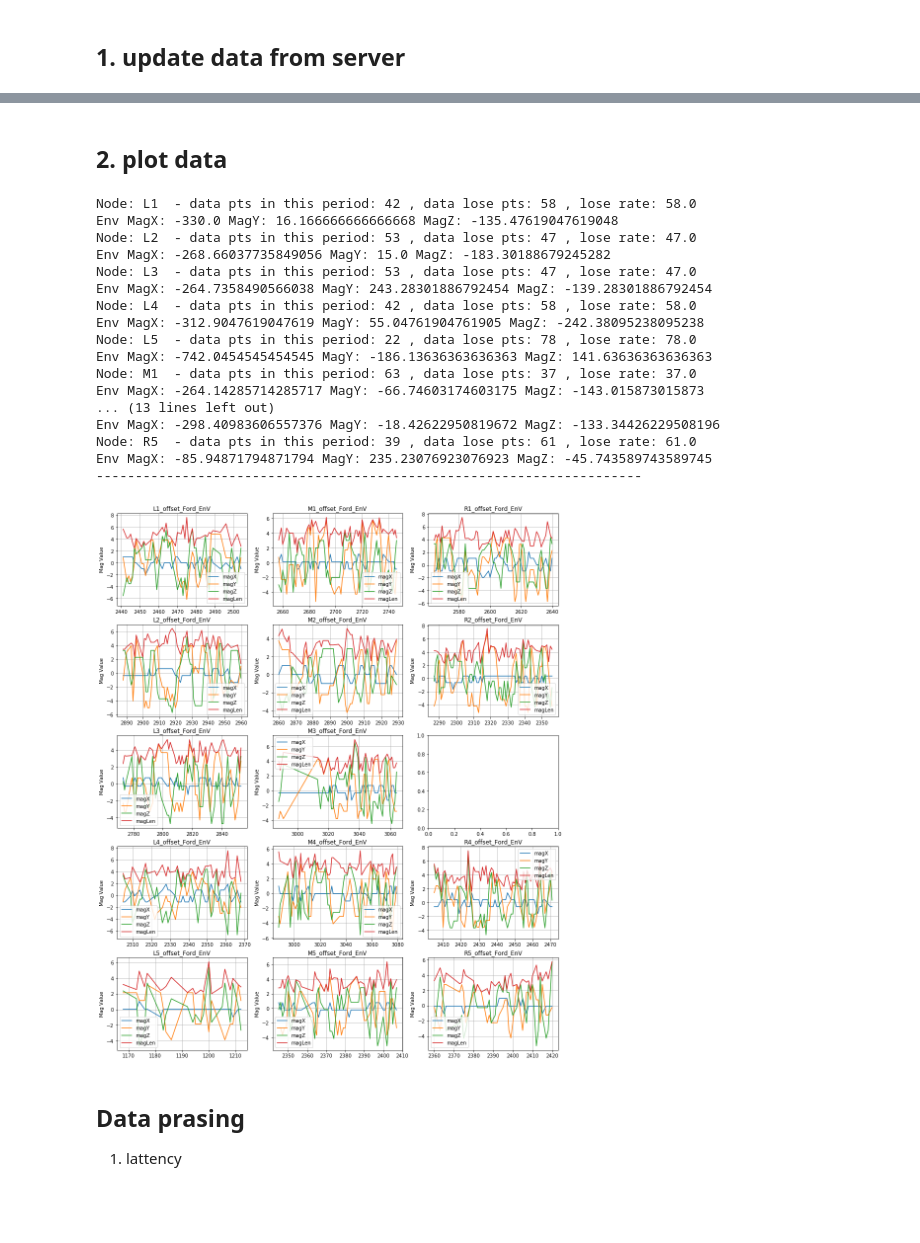
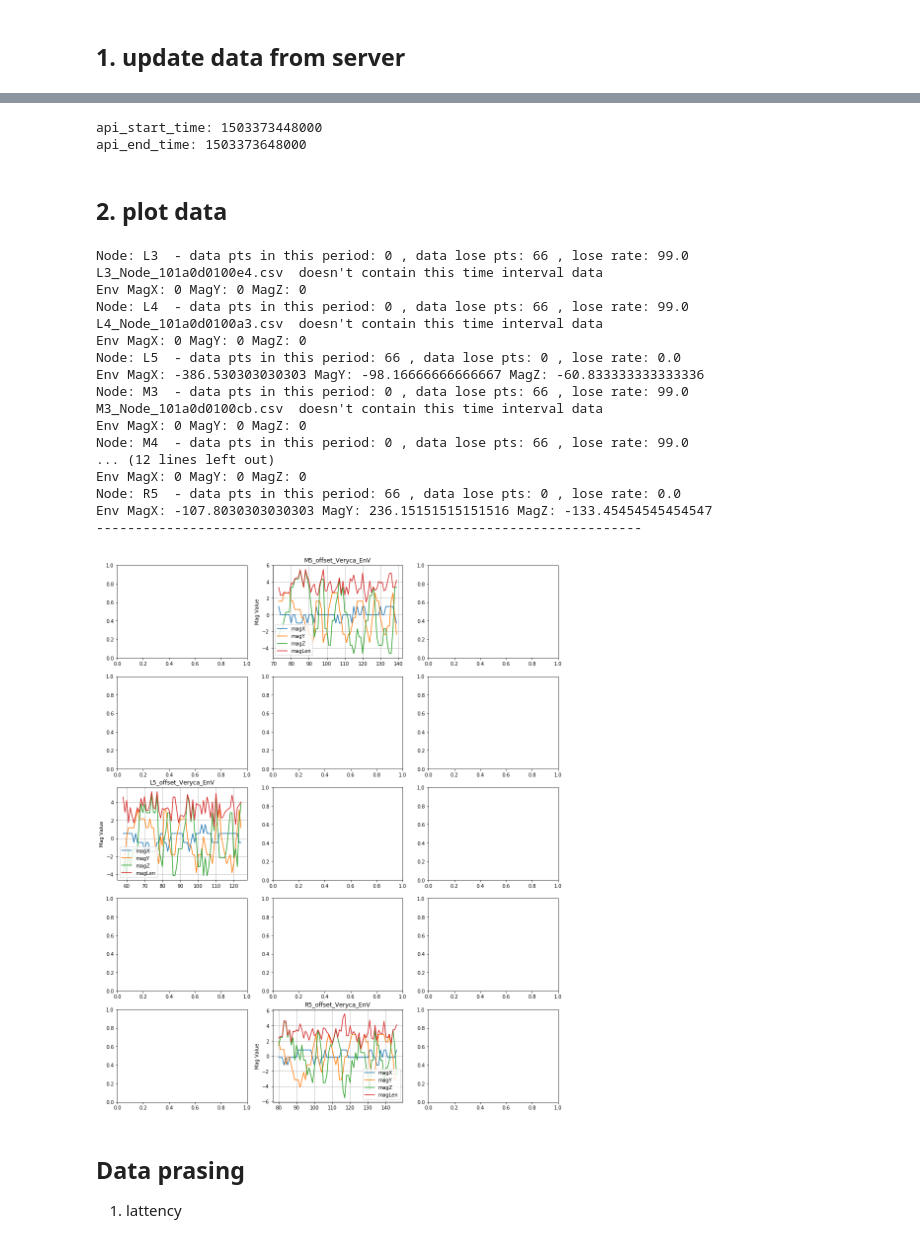
Before and after one commit to qwedsazxc78/ML_DL_Learning, a Jupyter notebook: Gemtek/Gemtek_update_data_from_AWS_0822.ipynb, the cells around one changed output, grey strips where cells are left out. Drawn from its saved outputs; the diff is of its cells as text; code cells hidden in the pictures; blank space fills up the shorter version.

```diff
--- a/Gemtek/Gemtek_update_data_from_AWS_0822.ipynb
+++ b/Gemtek/Gemtek_update_data_from_AWS_0822.ipynb
@@ -272,7 +272,7 @@ api_secret = "2PHIAGI5qv5IhMGZ56iy"
 mac_gemtek = "101a"
 mac_list = ["0d0100d9","0d0100dc","0d0100b5",
             "0d0100b8","0d01019a","0d0100c0",
-            "0d0100e4","0d0100cb","None",
+            "0d0100e4","0d0100cb","0d01012a",
             "0d0100a3","0d0101e4","0d0100cc",
             "0d0100da","0d010119","0d0101eb" ]
 mac_query_list = [mac_gemtek + f for f in  mac_list]
@@ -388,7 +388,7 @@ xls_len = len(xls.sheet_names)
 
 ##### test setting #####
 df_car = xls.parse(xls.sheet_names[0])
-check_index = 0
+check_index = 1
 
 
 carName = df_car["Car_type"][0]
@@ -473,3 +473,9 @@ current unix time (sec):  1503051953
+# %%
+print("api_start_time:", api_start_time)
+print("api_end_time:", api_end_time)
+# %% [output]
+api_start_time: 1503373448000
+api_end_time: 1503373648000
 # %% [markdown]
 ## 2. plot data
 # %%
@@ -501,53 +507,53 @@ for csv in csvFiles:
         dfenv = get_mag_offset_data(dfenv, Env_mag_array[index][0], Env_mag_array[index][1], Env_mag_array[index][2], UTC_offset)
         title_Name = node_name + '_offset_' + carName + "_" + experiemnt_Name
         fast_plot_line(f, ax, plot_index, dfenv["frameCnt"] , dfenv["magX_of"],  dfenv["magY_of"], dfenv["magZ_of"],
                        dfenv["magLen_of"] , title_Name , ylimit = None)
         dfenv.to_csv(folder_Experirmnt_Name + csv, encoding='utf_8_sig')
     else:
         print(csv, " doesn't contain this time interval data")
         if experiemnt_Name == "EnV":
             Env_mag_array.append([0, 0 ,0])
             print("Env MagX:", Env_mag_array[index][0],
                   "MagY:", Env_mag_array[index][1], "MagZ:", Env_mag_array[index][2])
 
     index += 1
     plot_index += 1
 
-    # pass R3 data, this node doesn't have data
-    if index == 12:
-        plot_index = 13
+#     # pass R3 data, this node doesn't have data
+#     if index == 12:
+#         plot_index = 13
 
 
 # imageName1 = folder_Experirmnt_Name + carName + "_" + experiemnt_Name + "_" + "Matrix.png"
 # imageName2 =  folderName + carName + '/' + carName + "_" + experiemnt_Name + "_" + "Matrix.png"
 # f.savefig(imageName1 ,bbox_inches='tight', dpi=200)
 # f.savefig(imageName2 ,bbox_inches='tight', dpi=200)
 
 if experiemnt_Name == "EnV":
     labels = ['MagX', 'MagY', 'MagZ']
     save_env_df = pd.DataFrame.from_records(Env_mag_array, columns=labels)
     save_env_df.to_csv(save_env_name ,encoding='utf_8_sig')
 
 print("----------------------------------------------------------------------\n")
 # %% [output]
-Node: L1  - data pts in this period: 42 , data lose pts: 58 , lose rate: 58.0
-Env MagX: -330.0 MagY: 16.166666666666668 MagZ: -135.47619047619048
-Node: L2  - data pts in this period: 53 , data lose pts: 47 , lose rate: 47.0
-Env MagX: -268.66037735849056 MagY: 15.0 MagZ: -183.30188679245282
-Node: L3  - data pts in this period: 53 , data lose pts: 47 , lose rate: 47.0
-Env MagX: -264.7358490566038 MagY: 243.28301886792454 MagZ: -139.28301886792454
-Node: L4  - data pts in this period: 42 , data lose pts: 58 , lose rate: 58.0
-Env MagX: -312.9047619047619 MagY: 55.04761904761905 MagZ: -242.38095238095238
-Node: L5  - data pts in this period: 22 , data lose pts: 78 , lose rate: 78.0
-Env MagX: -742.0454545454545 MagY: -186.13636363636363 MagZ: 141.63636363636363
-Node: M1  - data pts in this period: 63 , data lose pts: 37 , lose rate: 37.0
-Env MagX: -264.14285714285717 MagY: -66.74603174603175 MagZ: -143.015873015873
-... (13 lines left out)
-Env MagX: -298.40983606557376 MagY: -18.42622950819672 MagZ: -133.34426229508196
-Node: R5  - data pts in this period: 39 , data lose pts: 61 , lose rate: 61.0
-Env MagX: -85.94871794871794 MagY: 235.23076923076923 MagZ: -45.743589743589745
+Node: L3  - data pts in this period: 0 , data lose pts: 66 , lose rate: 99.0
+L3_Node_101a0d0100e4.csv  doesn't contain this time interval data
+Env MagX: 0 MagY: 0 MagZ: 0
+Node: L4  - data pts in this period: 0 , data lose pts: 66 , lose rate: 99.0
+L4_Node_101a0d0100a3.csv  doesn't contain this time interval data
+Env MagX: 0 MagY: 0 MagZ: 0
+Node: L5  - data pts in this period: 66 , data lose pts: 0 , lose rate: 0.0
+Env MagX: -386.530303030303 MagY: -98.16666666666667 MagZ: -60.833333333333336
+Node: M3  - data pts in this period: 0 , data lose pts: 66 , lose rate: 99.0
+M3_Node_101a0d0100cb.csv  doesn't contain this time interval data
+Env MagX: 0 MagY: 0 MagZ: 0
+Node: M4  - data pts in this period: 0 , data lose pts: 66 , lose rate: 99.0
+... (12 lines left out)
+Env MagX: 0 MagY: 0 MagZ: 0
+Node: R5  - data pts in this period: 66 , data lose pts: 0 , lose rate: 0.0
+Env MagX: -107.8030303030303 MagY: 236.15151515151516 MagZ: -133.45454545454547
 ----------------------------------------------------------------------
-[figure, old version]
+[figure, new version]
 # %% [markdown]
 ## Data prasing
  1. lattency
```
Also changed, not shown: parts of 2 cells of this notebook, 50 other files.
